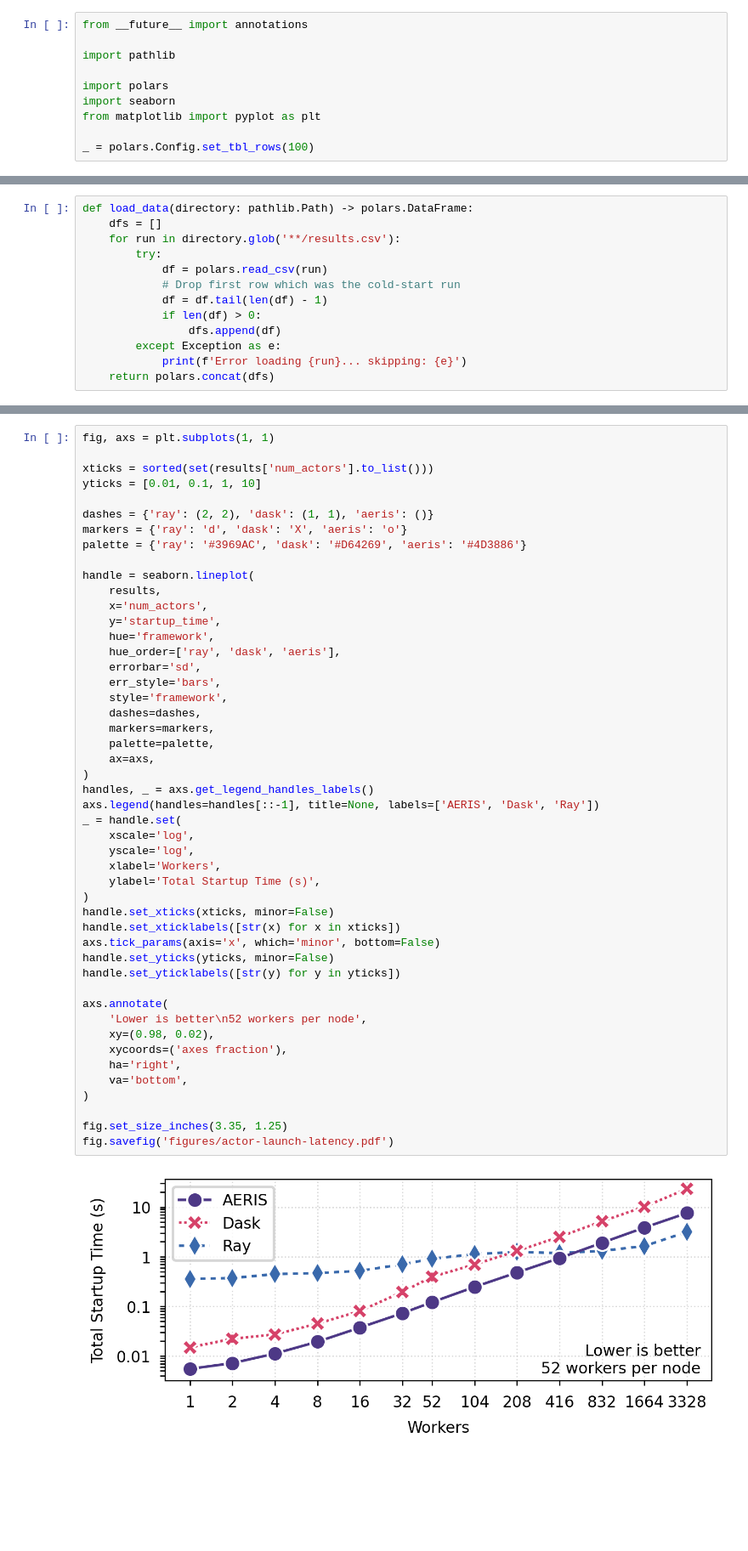
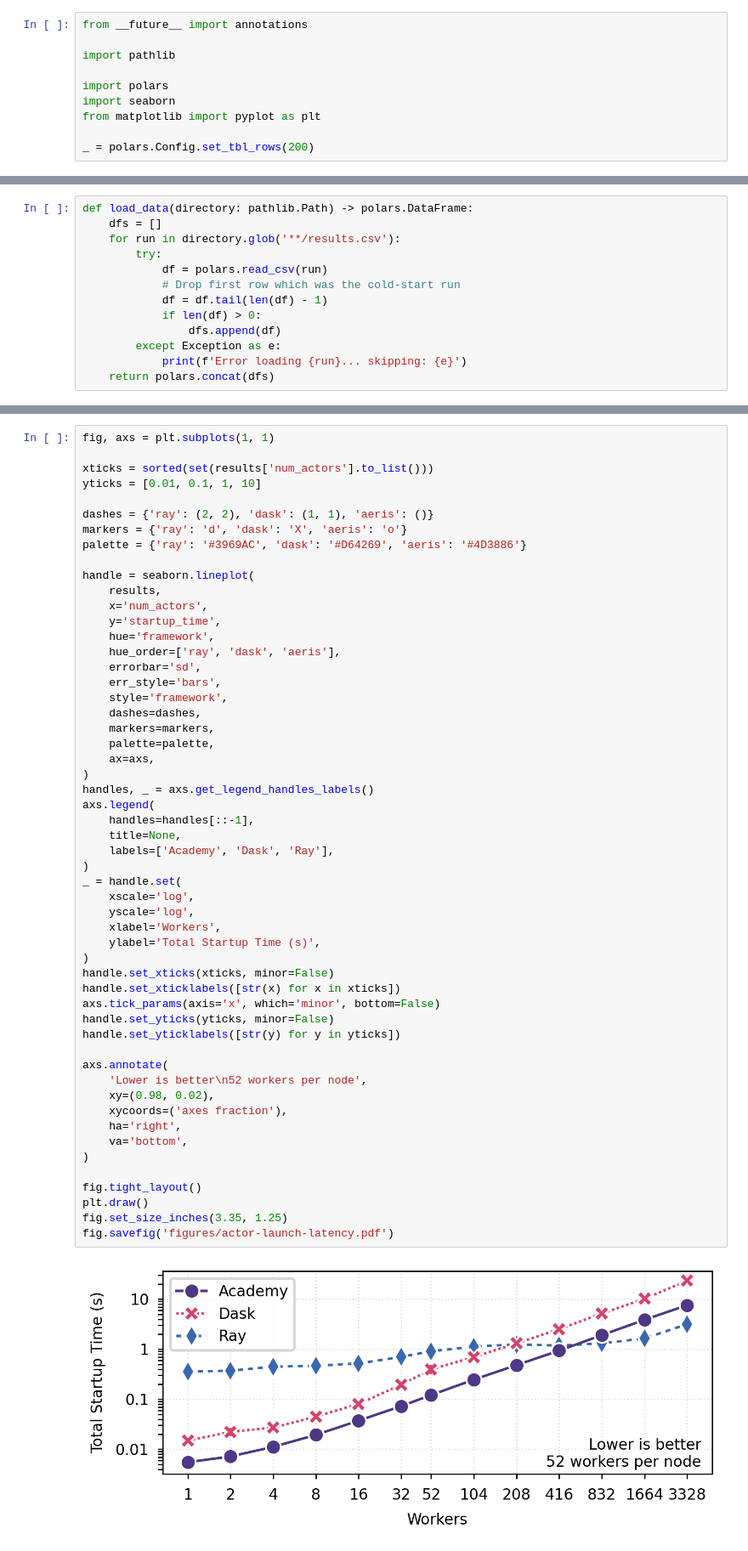
Before and after one commit to proxystore/sc25-evaluation, a Jupyter notebook: notebooks/01-actor-launch-latency.ipynb, the cells around one changed output, grey strips where cells are left out. Shown: that part at 85% size. Saved outputs shown, nothing was run; the diff lists cells and outputs as text; blank space fills up the shorter version.

```diff
--- a/notebooks/01-actor-launch-latency.ipynb
+++ b/notebooks/01-actor-launch-latency.ipynb
@@ -7,4 +7,4 @@ import polars
 import seaborn
 from matplotlib import pyplot as plt
 
-_ = polars.Config.set_tbl_rows(100)
+_ = polars.Config.set_tbl_rows(200)
@@ -50,32 +65,38 @@ handle = seaborn.lineplot(
     style='framework',
     dashes=dashes,
     markers=markers,
     palette=palette,
     ax=axs,
 )
 handles, _ = axs.get_legend_handles_labels()
-axs.legend(handles=handles[::-1], title=None, labels=['AERIS', 'Dask', 'Ray'])
+axs.legend(
+    handles=handles[::-1],
+    title=None,
+    labels=['Academy', 'Dask', 'Ray'],
+)
 _ = handle.set(
     xscale='log',
     yscale='log',
     xlabel='Workers',
     ylabel='Total Startup Time (s)',
 )
 handle.set_xticks(xticks, minor=False)
 handle.set_xticklabels([str(x) for x in xticks])
 axs.tick_params(axis='x', which='minor', bottom=False)
 handle.set_yticks(yticks, minor=False)
 handle.set_yticklabels([str(y) for y in yticks])
 
 axs.annotate(
     'Lower is better\n52 workers per node',
     xy=(0.98, 0.02),
     xycoords=('axes fraction'),
     ha='right',
     va='bottom',
 )
 
+fig.tight_layout()
+plt.draw()
 fig.set_size_inches(3.35, 1.25)
 fig.savefig('figures/actor-launch-latency.pdf')
 # %% [output]
-[figure, old version]
+[figure, new version]
```
Also changed, not shown: parts of 2 cells of this notebook, 9 other files.
